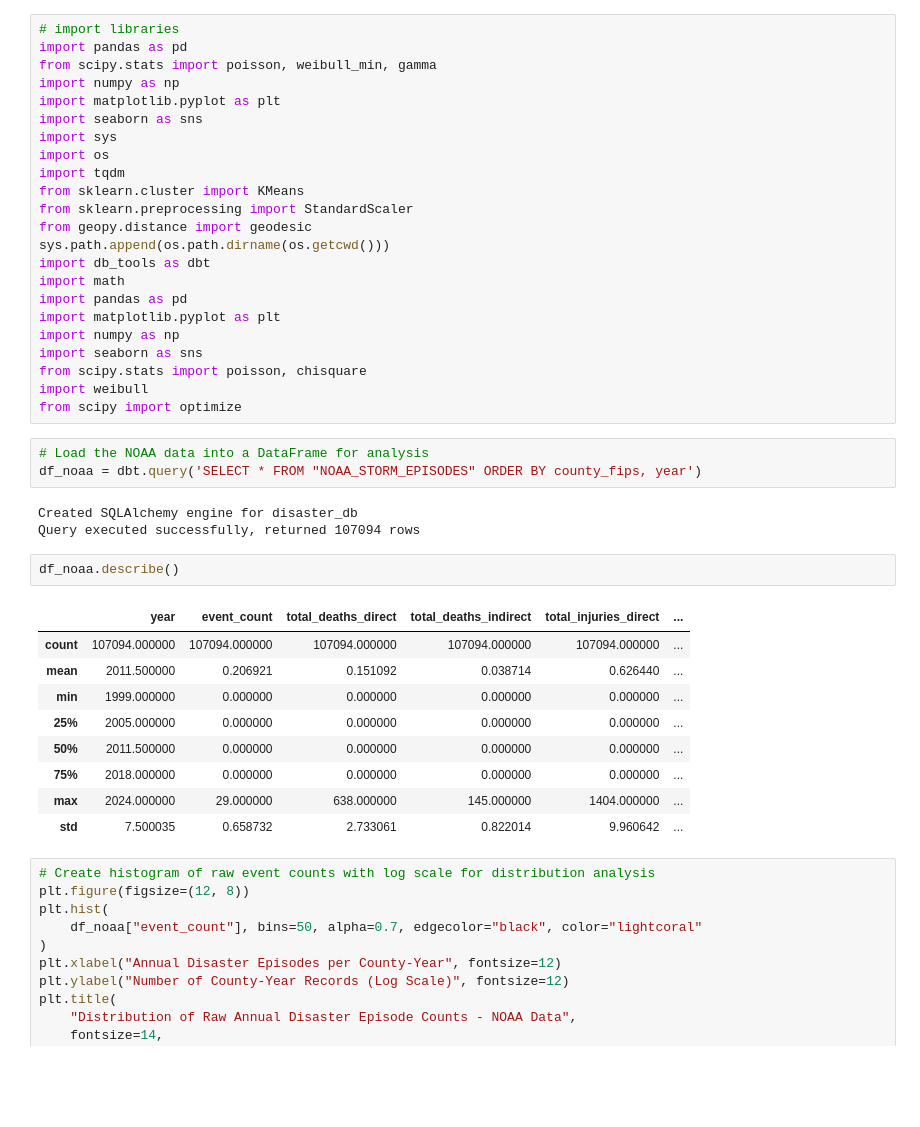
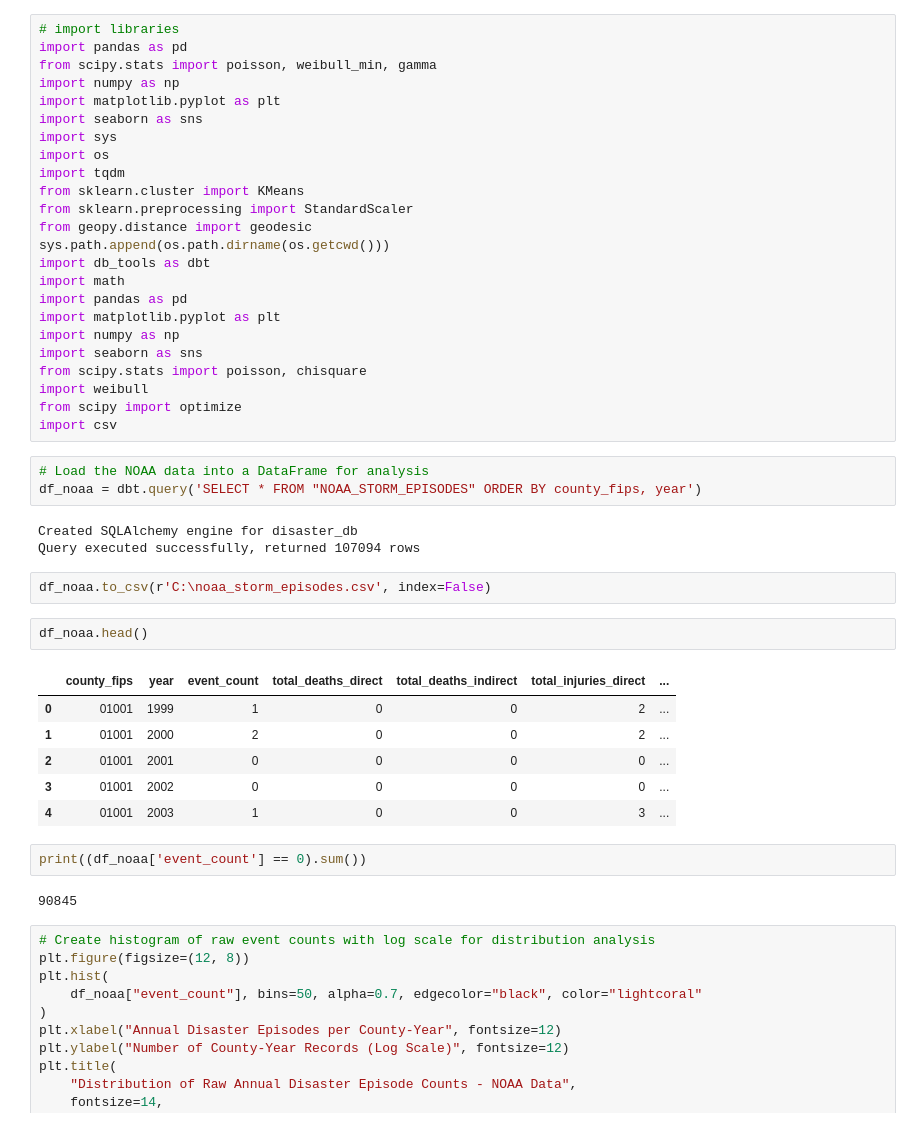
Before and after one commit to abdbtech/capstone, a Jupyter notebook: notebooks/poisson_eval.ipynb, the cells around one changed output. Cells and saved outputs as stored; diff of their text form; blank space fills up the shorter version.

```diff
--- a/notebooks/poisson_eval.ipynb
+++ b/notebooks/poisson_eval.ipynb
@@ -21,24 +21,28 @@ import seaborn as sns
 from scipy.stats import poisson, chisquare
 import weibull
 from scipy import optimize
+import csv
 # %%
 # Load the NOAA data into a DataFrame for analysis
 df_noaa = dbt.query('SELECT * FROM "NOAA_STORM_EPISODES" ORDER BY county_fips, year')
 # %% [output]
 Created SQLAlchemy engine for disaster_db
 Query executed successfully, returned 107094 rows
+# %%
+df_noaa.to_csv(r'C:\noaa_storm_episodes.csv', index=False)
 # %%
-df_noaa.describe()
+df_noaa.head()
 # %% [output]
-|  | year | event_count | total_deaths_direct | total_deaths_indirect | total_injuries_direct | ... |
-| count | 107094.000000 | 107094.000000 | 107094.000000 | 107094.000000 | 107094.000000 | ... |
-| mean | 2011.500000 | 0.206921 | 0.151092 | 0.038714 | 0.626440 | ... |
-| min | 1999.000000 | 0.000000 | 0.000000 | 0.000000 | 0.000000 | ... |
-| 25% | 2005.000000 | 0.000000 | 0.000000 | 0.000000 | 0.000000 | ... |
-| 50% | 2011.500000 | 0.000000 | 0.000000 | 0.000000 | 0.000000 | ... |
-| 75% | 2018.000000 | 0.000000 | 0.000000 | 0.000000 | 0.000000 | ... |
-| max | 2024.000000 | 29.000000 | 638.000000 | 145.000000 | 1404.000000 | ... |
-| std | 7.500035 | 0.658732 | 2.733061 | 0.822014 | 9.960642 | ... |
+|  | county_fips | year | event_count | total_deaths_direct | total_deaths_indirect | total_injuries_direct | ... |
+| 0 | 01001 | 1999 | 1 | 0 | 0 | 2 | ... |
+| 1 | 01001 | 2000 | 2 | 0 | 0 | 2 | ... |
+| 2 | 01001 | 2001 | 0 | 0 | 0 | 0 | ... |
+| 3 | 01001 | 2002 | 0 | 0 | 0 | 0 | ... |
+| 4 | 01001 | 2003 | 1 | 0 | 0 | 3 | ... |
+# %%
+print((df_noaa['event_count'] == 0).sum())
+# %% [output]
+90845
 # %%
 # Create histogram of raw event counts with log scale for distribution analysis
 plt.figure(figsize=(12, 8))
```
Also changed, not shown: 6 other files.
